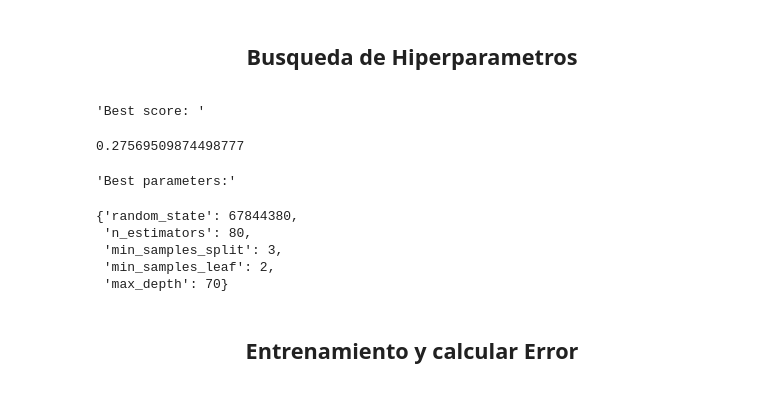
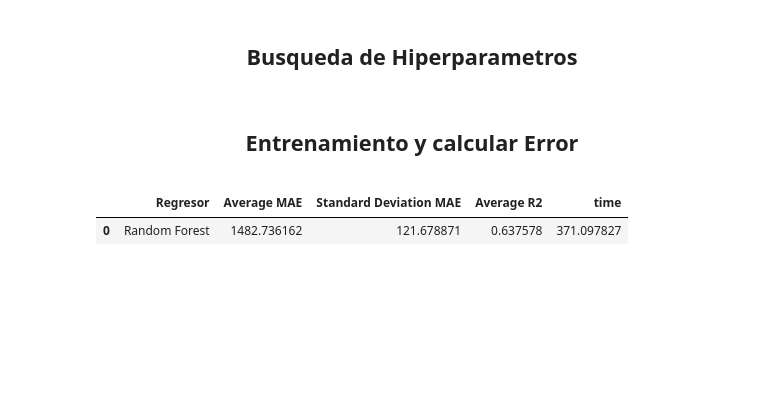
Before and after one commit to ThePylots/Reto1_Prediccion_Estancia_UCI, a Jupyter notebook: src/main.ipynb, the cells around one changed output. Saved outputs shown, nothing was run; the diff lists cells and outputs as text; code cells hidden in the pictures; blank space fills up the shorter version.

```diff
--- a/src/main.ipynb
+++ b/src/main.ipynb
@@ -296,37 +296,28 @@ print(X.shape, '->', X_T.shape)
 # %% [markdown]
 <center><h2><b>Busqueda de Hiperparametros</b></h2></center>
 # %%
-param_grid={
-    "n_estimators": [50, 60, 70, 80],
-    "min_samples_leaf": [1, 2],
-    "min_samples_split": [2, 3],
-    "max_depth": [50, 55, 65, 70, 60],
-    "random_state": [random.randint(0,100000000) for x in range (10)],
-}
+#param_grid={
+#    "n_estimators": [50, 60, 70, 80],
+#    "min_samples_leaf": [1, 2],
+#    "min_samples_split": [2, 3],
+#    "max_depth": [50, 55, 65, 70, 60],
+#    "random_state": [random.randint(0,100000000) for x in range (10)],
+#}
 
-_clf = RandomForestRegressor()
+#_clf = RandomForestRegressor()
 
-cv = RandomizedSearchCV(_clf, param_grid, random_state=42, n_jobs=-1, scoring="r2", n_iter=25)
-cv.fit(X_T, y)
+#cv = RandomizedSearchCV(_clf, param_grid, random_state=42, n_jobs=-1, scoring="r2", n_iter=25)
+#cv.fit(X_T, y)
 
-display("Best score: ", cv.best_score_)
-display("Best parameters:", cv.best_params_)
+#display("Best score: ", cv.best_score_)
+#display("Best parameters:", cv.best_params_)
-# %% [output]
-'Best score: '
-0.27569509874498777
-'Best parameters:'
-{'random_state': 67844380,
- 'n_estimators': 80,
- 'min_samples_split': 3,
- 'min_samples_leaf': 2,
- 'max_depth': 70}
 # %% [markdown]
 <center><h2><b>Entrenamiento y calcular Error</b></h2></center>
 # %%
 #from xgboost import XGBRegressor
 # avg df: 3484.0752 = 2.420139 dias.
 def cv_avg_std(reg, X, y, scoring):
-    maes = cross_val_score(reg, X, y, cv=3, scoring=scoring)
+    maes = cross_val_score(reg, X, y, cv=5, scoring=scoring)
     avg = stat.mean(maes)
     std_dev = stat.variance(maes)**(1/2)
 
@@ -341,30 +332,33 @@ def make_df(datos_reg):
     error_df['Average R2']              = [ dato['avg_r2'] for dato in datos_reg.values() ]
     error_df['time']                    = [ dato['time'] for dato in datos_reg.values() ]
 
     return error_df
 
 datos_reg = {}
 regressors = [
     #('RF', RandomForestRegressor()
     ('Random Forest', RandomForestRegressor(
       criterion="absolute_error",
       max_features=48,
       max_depth=50,
       random_state=600738951),
 
 # XGBRegressor	2077.741577	181.879263	0.309546	13.085054
 #    ( 'XGBRegressor', XGBRegressor(n_estimators=1000, max_depth=7, eta=0.1, subsample=0.7, colsample_bytree=0.8)
     )
 ]
 
 # Medir tiempo y hacer predicciones para cada regresor
 for reg_name, reg in regressors:
     start_time = time.time()
 
     maes, avg, std_dev = cv_avg_std(reg, X_T, y, 'neg_mean_absolute_error')
     maes, r2, _ = cv_avg_std(reg, X_T, y, 'r2')
 
     datos_reg[reg_name] = { 'avg': avg, 'std_dev': std_dev, 'time': time.time() - start_time }
     datos_reg[reg_name]['avg_r2'] = r2
 
 make_df(datos_reg)
+# %% [output]
+|  | Regresor | Average MAE | Standard Deviation MAE | Average R2 | time |
+| 0 | Random Forest | 1482.736162 | 121.678871 | 0.637578 | 371.097827 |
```
Also changed, not shown: parts of 2 cells of this notebook, 1 other file.
